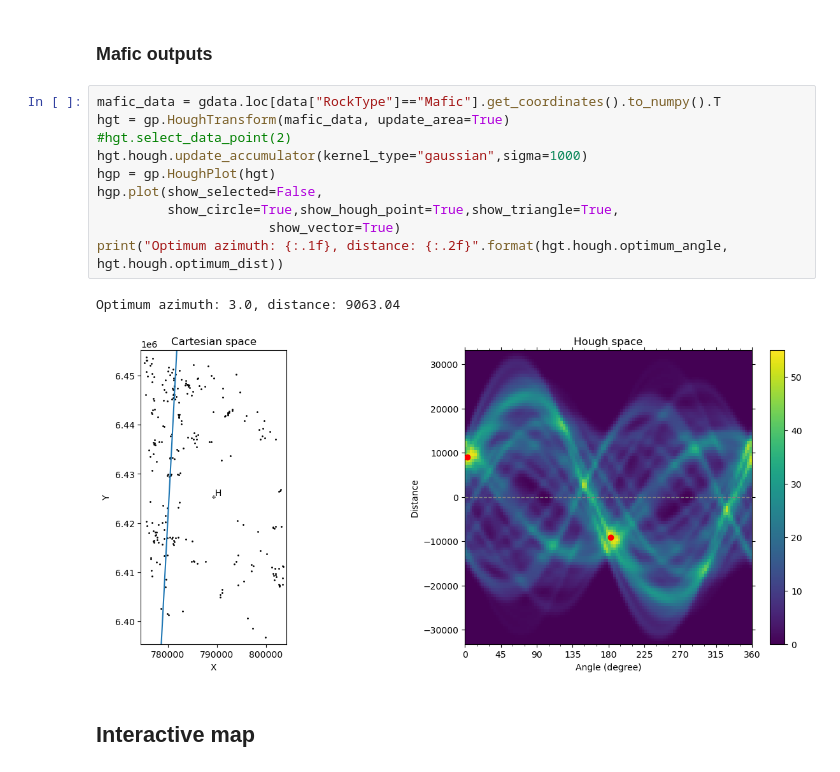
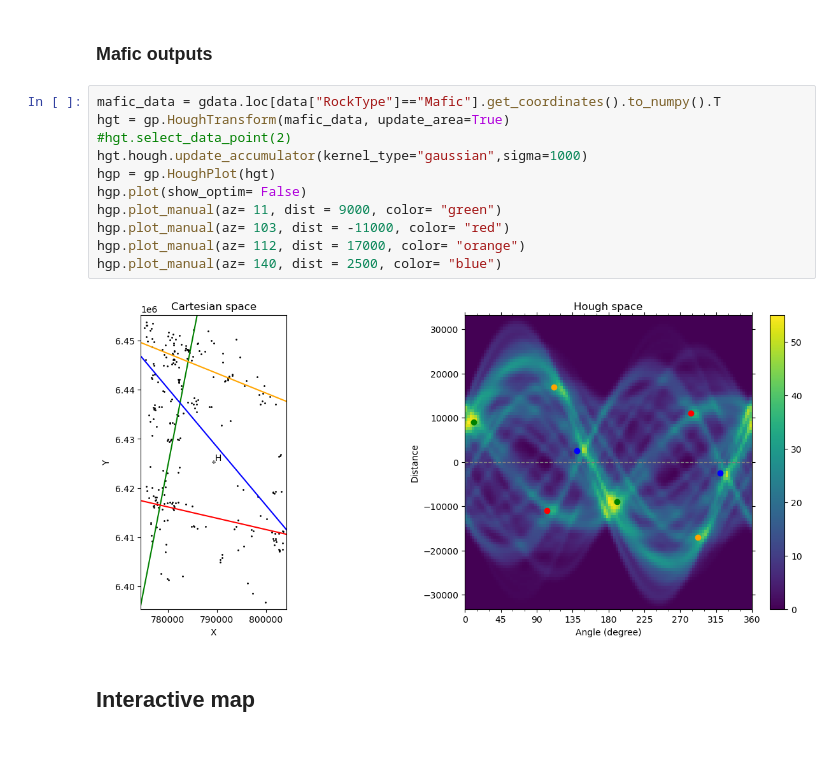
Before and after one commit to GeoISTO/GeoDataKit, a Jupyter notebook: notebook/paper_Pereira_etal_EJM_SucDeSara/paper_Pereira_etal_EJM_SucDeSara.ipynb, the cells around one changed output. Drawn from its saved outputs; the diff is of its cells as text.

```diff
--- a/notebook/paper_Pereira_etal_EJM_SucDeSara/paper_Pereira_etal_EJM_SucDeSara.ipynb
+++ b/notebook/paper_Pereira_etal_EJM_SucDeSara/paper_Pereira_etal_EJM_SucDeSara.ipynb
@@ -95,16 +88,16 @@ Optimum azimuth: 151.3, distance: 1816.84
 # %%
 mafic_data = gdata.loc[data["RockType"]=="Mafic"].get_coordinates().to_numpy().T
 hgt = gp.HoughTransform(mafic_data, update_area=True)
 #hgt.select_data_point(2)
 hgt.hough.update_accumulator(kernel_type="gaussian",sigma=1000)
 hgp = gp.HoughPlot(hgt)
-hgp.plot(show_selected=False,
-         show_circle=True,show_hough_point=True,show_triangle=True,
-                      show_vector=True)
-print("Optimum azimuth: {:.1f}, distance: {:.2f}".format(hgt.hough.optimum_angle, hgt.hough.optimum_dist))
+hgp.plot(show_optim= False)
+hgp.plot_manual(az= 11, dist = 9000, color= "green")
+hgp.plot_manual(az= 103, dist = -11000, color= "red")
+hgp.plot_manual(az= 112, dist = 17000, color= "orange")
+hgp.plot_manual(az= 140, dist = 2500, color= "blue")
 # %% [output]
-Optimum azimuth: 3.0, distance: 9063.04
-[figure, old version]
+[figure, new version]
 # %% [markdown]
 ## Interactive map
 # %%
```
Also changed, not shown: parts of 3 cells of this notebook, 1 other file.
